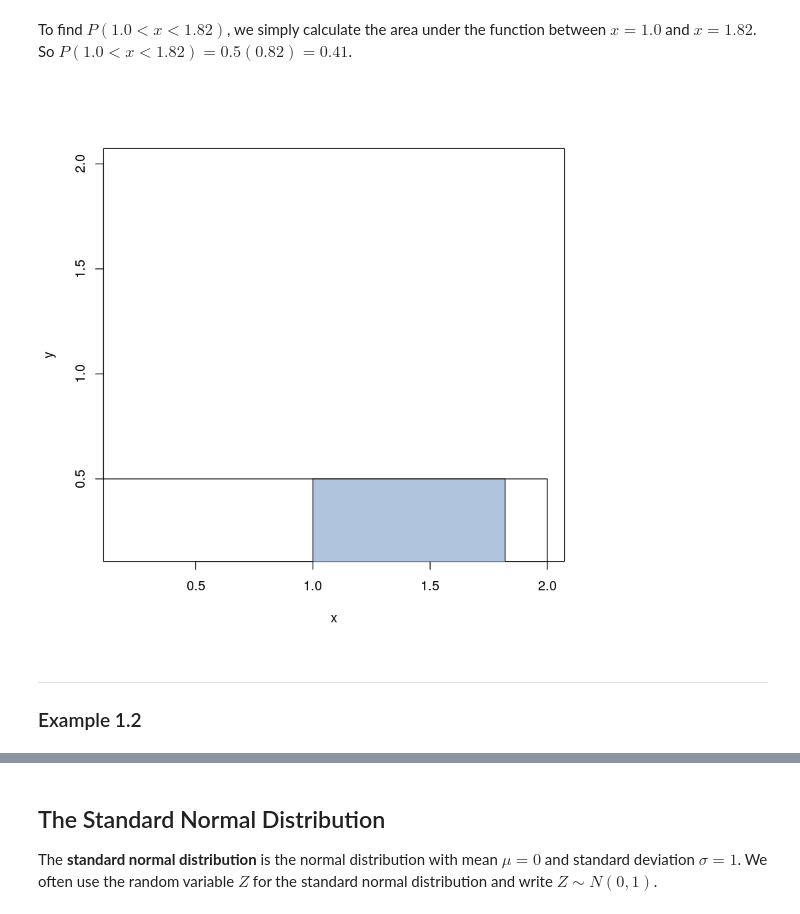
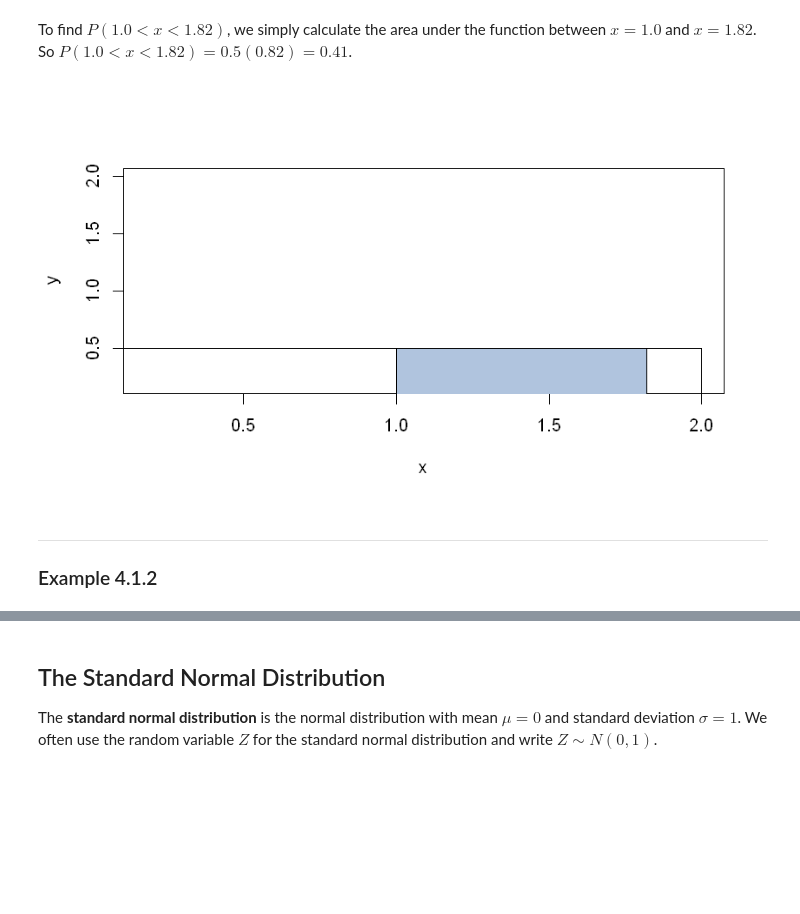
Before and after one commit to ProfBaldwin/IntroductoryStatistics, a Jupyter notebook: Ch4 The Normal Distribution and the Central Limit Theorem/4.1 The Standard Normal Distribution.ipynb, the cells around one changed output, grey strips where cells are left out. Saved outputs shown, nothing was run; the diff lists cells and outputs as text; code cells hidden in the pictures; blank space fills up the shorter version.

```diff
--- a/Ch4 The Normal Distribution and the Central Limit Theorem/4.1 The Standard Normal Distribution.ipynb
+++ b/Ch4 The Normal Distribution and the Central Limit Theorem/4.1 The Standard Normal Distribution.ipynb
@@ -45,20 +52,23 @@ To find $P(1.0 < x < 1.82)$, we simply calculate the area under the function bet
 # %%
 #**ALT=Graph of f(x) = 1/2 with area under the function between 1 and 1.82 shaded.**#
 #**HIDE_INPUT**#
-n <- 2
-x <- c(0, n, n)
-y <- c(1/n, 1/n, 0)
+library(repr)
+options(repr.plot.width = 7, repr.plot.height=4)
+
+n = 2
+x = c(0, n, n)
+y = c(1/n, 1/n, 0)
 
 plot(x, y, type="l", ylim=c(0.18, n), xlim=c(0.18, n))
 
-x <- c(1, 1, 1.82, 1.82)
-y <- c(0, 0.5, 0.5, 0)
+x = c(1, 1, 1.82, 1.82)
+y = c(0, 0.5, 0.5, 0)
 polygon(x, y, col="lightsteelblue")
 # %% [output]
-[figure, old version]
+[figure, new version]
 # %% [markdown]
 ***
-### Example 1.2 ###
+### Example 4.1.2 ###
 # %%
 #**VID=cbUNnCt8oU8**#
 # %% [markdown]
```
Also changed, not shown: parts of 14 cells of this notebook, 24 other files.
